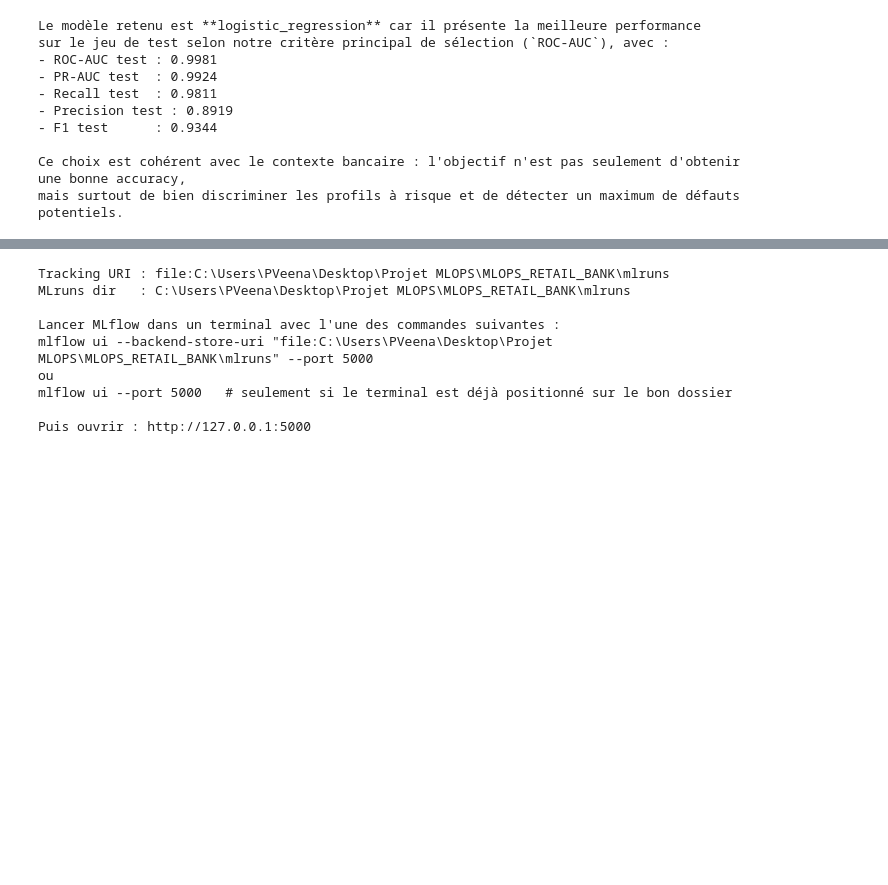
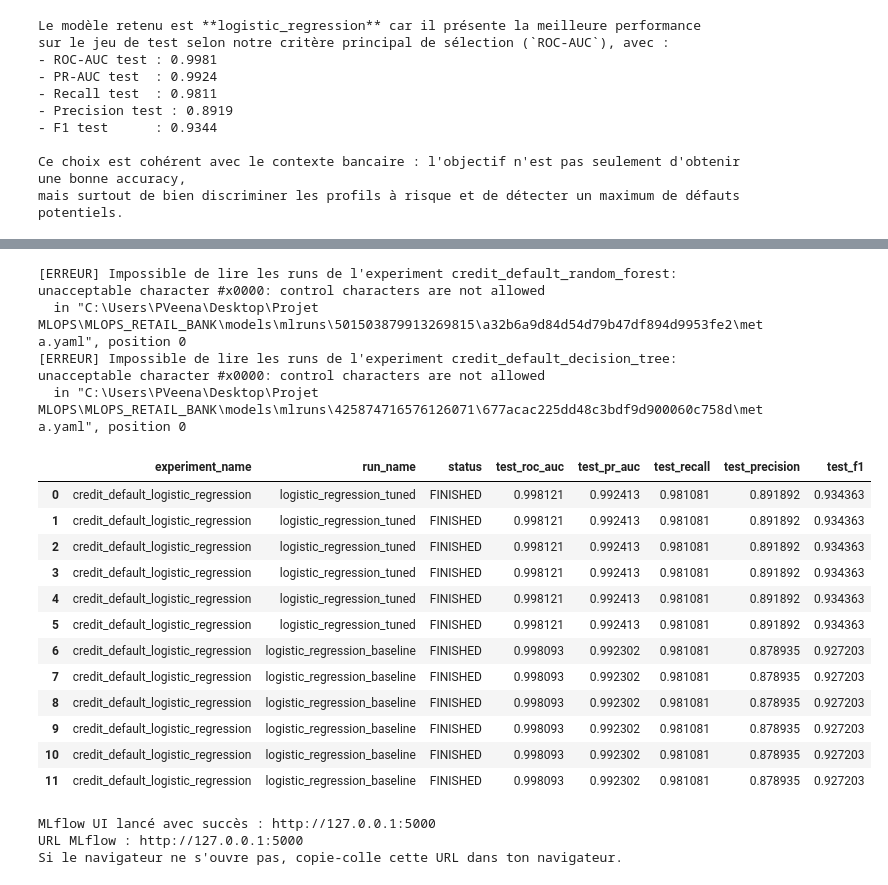
Before and after one commit to fadimatou-dev/MLOPS_RETAIL_BANK, a Jupyter notebook: models/train_model.ipynb, the cells around one changed output, grey strips where cells are left out. Saved outputs shown, nothing was run; the diff lists cells and outputs as text; code cells hidden in the pictures; blank space fills up the shorter version.

Commit message:
New commit for a better work of MLflow, its going to open in the navigator, youhouuu !

```diff
--- a/models/train_model.ipynb
+++ b/models/train_model.ipynb
@@ -20,8 +20,18 @@ Cette partie reprend les sorties de la phase d'exploration / feature engineering
 On fixe un `random_state` unique pour assurer la reproductibilité.
 Le tracking MLflow est configuré localement dans un dossier `mlruns`.
 # %%
+import warnings
+warnings.filterwarnings("default", category=UserWarning)
+warnings.filterwarnings("ignore", message=".*tight_layout.*")
+
 from pathlib import Path
 import json
+import subprocess
+import sys
+import time
+import socket
+import webbrowser
+import tempfile
 import joblib
 import numpy as np
 import pandas as pd
@@ -30,7 +40,7 @@ import matplotlib.pyplot as plt
 import mlflow
 import mlflow.sklearn
 from mlflow.models import infer_signature
-
+from mlflow.tracking import MlflowClient
 
 from sklearn.model_selection import (
     train_test_split,
@@ -63,8 +73,8 @@ TEST_SIZE = 0.20
 N_SPLITS = 5
 
 PROJECT_ROOT = Path.cwd().resolve()
-MLRUNS_DIR = (PROJECT_ROOT / "../mlruns").resolve()
-ARTIFACTS_DIR = (PROJECT_ROOT / "../artifacts").resolve()
+MLRUNS_DIR = (PROJECT_ROOT / "mlruns").resolve()
+ARTIFACTS_DIR = (PROJECT_ROOT / "artifacts").resolve()
 
 MLRUNS_DIR.mkdir(parents=True, exist_ok=True)
 ARTIFACTS_DIR.mkdir(parents=True, exist_ok=True)
@@ -75,6 +85,5 @@ print("Project root     :", PROJECT_ROOT)
 print("MLflow tracking  :", MLRUNS_DIR)
 print("Artifacts folder :", ARTIFACTS_DIR)
 print("Random state     :", RANDOM_STATE)
-print("Tracking URI     :", mlflow.get_tracking_uri())
 # %% [output]
 Project root     : C:\Users\PVeena\Desktop\Projet MLOPS\MLOPS_RETAIL_BANK\models
@@ -114,7 +122,9 @@ y_candidates = [
 
 clean_csv_candidates = [
     "../data/Loan_Data_clean.csv",
+    "Loan_Data_clean.csv",
     "../Loan_Data_clean.csv",
+    "/content/Loan_Data_clean.csv"
 ]
 
 x_path = resolve_existing_path(x_candidates)
@@ -829,18 +894,43 @@ Pour visualiser les experiments et les runs enregistrés, exécute la cellule su
 # %%
-print("Tracking URI :", mlflow.get_tracking_uri())
-print("MLruns dir   :", MLRUNS_DIR)
-print("\nLancer MLflow dans un terminal avec l'une des commandes suivantes :")
-print(f'mlflow ui --backend-store-uri "file:{MLRUNS_DIR}" --port 5000')
-print("ou")
-print("mlflow ui --port 5000   # seulement si le terminal est déjà positionné sur le bon dossier")
-print("\nPuis ouvrir : http://127.0.0.1:5000")
+mlflow_summary_df = build_mlflow_summary_table()
+
+if mlflow_summary_df.empty:
+    print("Aucun run MLflow trouvé. Vérifie que les entraînements ont bien été exécutés.")
+else:
+    display(
+        mlflow_summary_df[[
+            "experiment_name",
+            "run_name",
+            "status",
+            "test_roc_auc",
+            "test_pr_auc",
+            "test_recall",
+            "test_precision",
+            "test_f1"
+        ]]
+    )
+
+mlflow_process, mlflow_url = launch_mlflow_ui(MLRUNS_DIR, port=5000, auto_open=True)
+print(f"URL MLflow : {mlflow_url}")
+print("Si le navigateur ne s'ouvre pas, copie-colle cette URL dans ton navigateur.")
 # %% [output]
-Tracking URI : file:C:\Users\PVeena\Desktop\Projet MLOPS\MLOPS_RETAIL_BANK\mlruns
-MLruns dir   : C:\Users\PVeena\Desktop\Projet MLOPS\MLOPS_RETAIL_BANK\mlruns
-
-Lancer MLflow dans un terminal avec l'une des commandes suivantes :
-mlflow ui --backend-store-uri "file:C:\Users\PVeena\Desktop\Projet MLOPS\MLOPS_RETAIL_BANK\mlruns" --port 5000
-ou
-mlflow ui --port 5000   # seulement si le terminal est déjà positionné sur le bon dossier
-
-Puis ouvrir : http://127.0.0.1:5000
+[ERREUR] Impossible de lire les runs de l'experiment credit_default_random_forest: unacceptable character #x0000: control characters are not allowed
+  in "C:\Users\PVeena\Desktop\Projet MLOPS\MLOPS_RETAIL_BANK\models\mlruns\501503879913269815\a32b6a9d84d54d79b47df894d9953fe2\meta.yaml", position 0
+[ERREUR] Impossible de lire les runs de l'experiment credit_default_decision_tree: unacceptable character #x0000: control characters are not allowed
+  in "C:\Users\PVeena\Desktop\Projet MLOPS\MLOPS_RETAIL_BANK\models\mlruns\425874716576126071\677acac225dd48c3bdf9d900060c758d\meta.yaml", position 0
+|  | experiment_name | run_name | status | test_roc_auc | test_pr_auc | test_recall | test_precision | test_f1 |
+| 0 | credit_default_logistic_regression | logistic_regression_tuned | FINISHED | 0.998121 | 0.992413 | 0.981081 | 0.891892 | 0.934363 |
+| 1 | credit_default_logistic_regression | logistic_regression_tuned | FINISHED | 0.998121 | 0.992413 | 0.981081 | 0.891892 | 0.934363 |
+| 2 | credit_default_logistic_regression | logistic_regression_tuned | FINISHED | 0.998121 | 0.992413 | 0.981081 | 0.891892 | 0.934363 |
+| 3 | credit_default_logistic_regression | logistic_regression_tuned | FINISHED | 0.998121 | 0.992413 | 0.981081 | 0.891892 | 0.934363 |
+| 4 | credit_default_logistic_regression | logistic_regression_tuned | FINISHED | 0.998121 | 0.992413 | 0.981081 | 0.891892 | 0.934363 |
+| 5 | credit_default_logistic_regression | logistic_regression_tuned | FINISHED | 0.998121 | 0.992413 | 0.981081 | 0.891892 | 0.934363 |
+| 6 | credit_default_logistic_regression | logistic_regression_baseline | FINISHED | 0.998093 | 0.992302 | 0.981081 | 0.878935 | 0.927203 |
+| 7 | credit_default_logistic_regression | logistic_regression_baseline | FINISHED | 0.998093 | 0.992302 | 0.981081 | 0.878935 | 0.927203 |
+| 8 | credit_default_logistic_regression | logistic_regression_baseline | FINISHED | 0.998093 | 0.992302 | 0.981081 | 0.878935 | 0.927203 |
+| 9 | credit_default_logistic_regression | logistic_regression_baseline | FINISHED | 0.998093 | 0.992302 | 0.981081 | 0.878935 | 0.927203 |
+| 10 | credit_default_logistic_regression | logistic_regression_baseline | FINISHED | 0.998093 | 0.992302 | 0.981081 | 0.878935 | 0.927203 |
+| 11 | credit_default_logistic_regression | logistic_regression_baseline | FINISHED | 0.998093 | 0.992302 | 0.981081 | 0.878935 | 0.927203 |
+MLflow UI lancé avec succès : http://127.0.0.1:5000
+URL MLflow : http://127.0.0.1:5000
+Si le navigateur ne s'ouvre pas, copie-colle cette URL dans ton navigateur.
```
Also changed, not shown: parts of 9 cells of this notebook, 44 other files.
